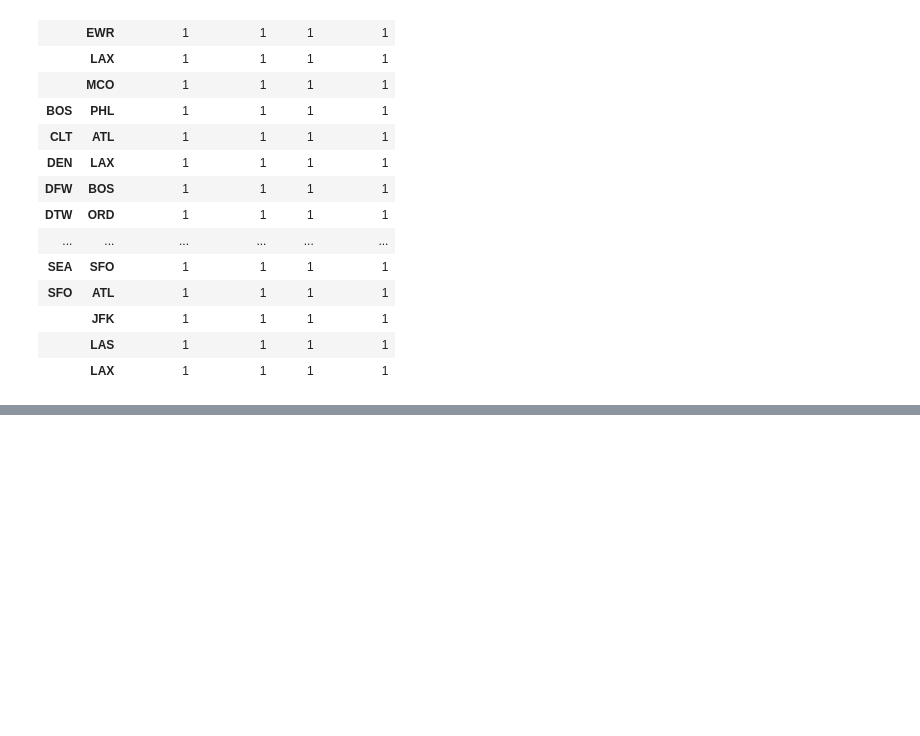
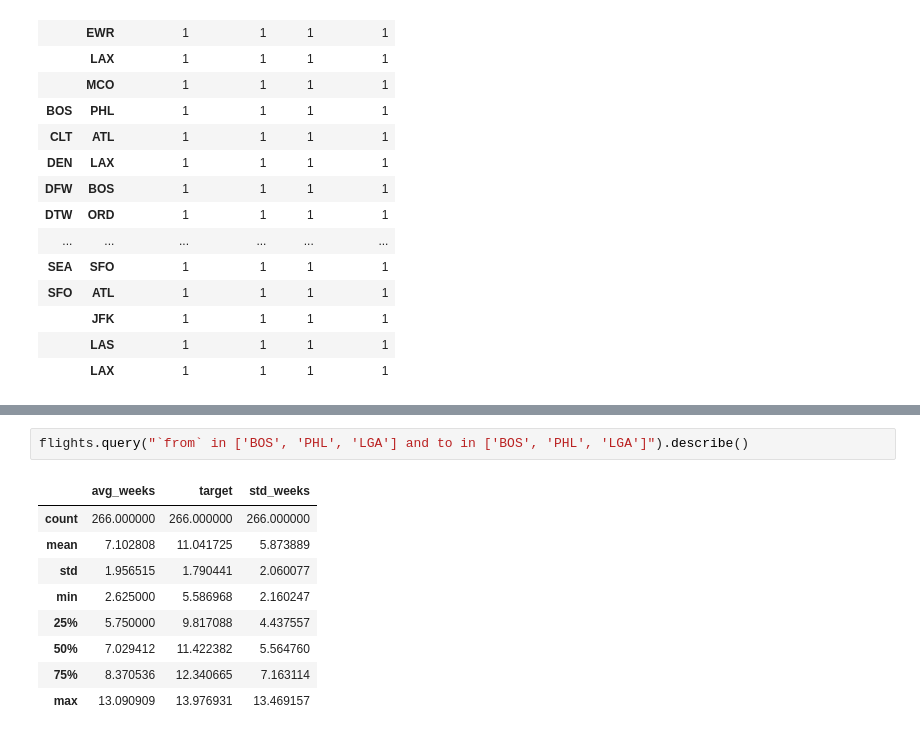
Before and after one commit to Badr-MOUFAD/NNights-team, a Jupyter notebook: notebooks_exploration/exploration_2.ipynb, the cells around one changed output, grey strips where cells are left out. Saved outputs shown, nothing was run; the diff lists cells and outputs as text; blank space fills up the shorter version.

```diff
--- a/notebooks_exploration/exploration_2.ipynb
+++ b/notebooks_exploration/exploration_2.ipynb
@@ -56,0 +87,12 @@ flights.query("flight_date == @date").groupby(by=["from", "to"]).count()
+# %%
+flights.query("`from` in ['BOS', 'PHL', 'LGA'] and to in ['BOS', 'PHL', 'LGA']").describe()
+# %% [output]
+|  | avg_weeks | target | std_weeks |
+| count | 266.000000 | 266.000000 | 266.000000 |
+| mean | 7.102808 | 11.041725 | 5.873889 |
+| std | 1.956515 | 1.790441 | 2.060077 |
+| min | 2.625000 | 5.586968 | 2.160247 |
+| 25% | 5.750000 | 9.817088 | 4.437557 |
+| 50% | 7.029412 | 11.422382 | 5.564760 |
+| 75% | 8.370536 | 12.340665 | 7.163114 |
+| max | 13.090909 | 13.976931 | 13.469157 |
```
Also changed, not shown: parts of 2 cells of this notebook, 10 other files.
